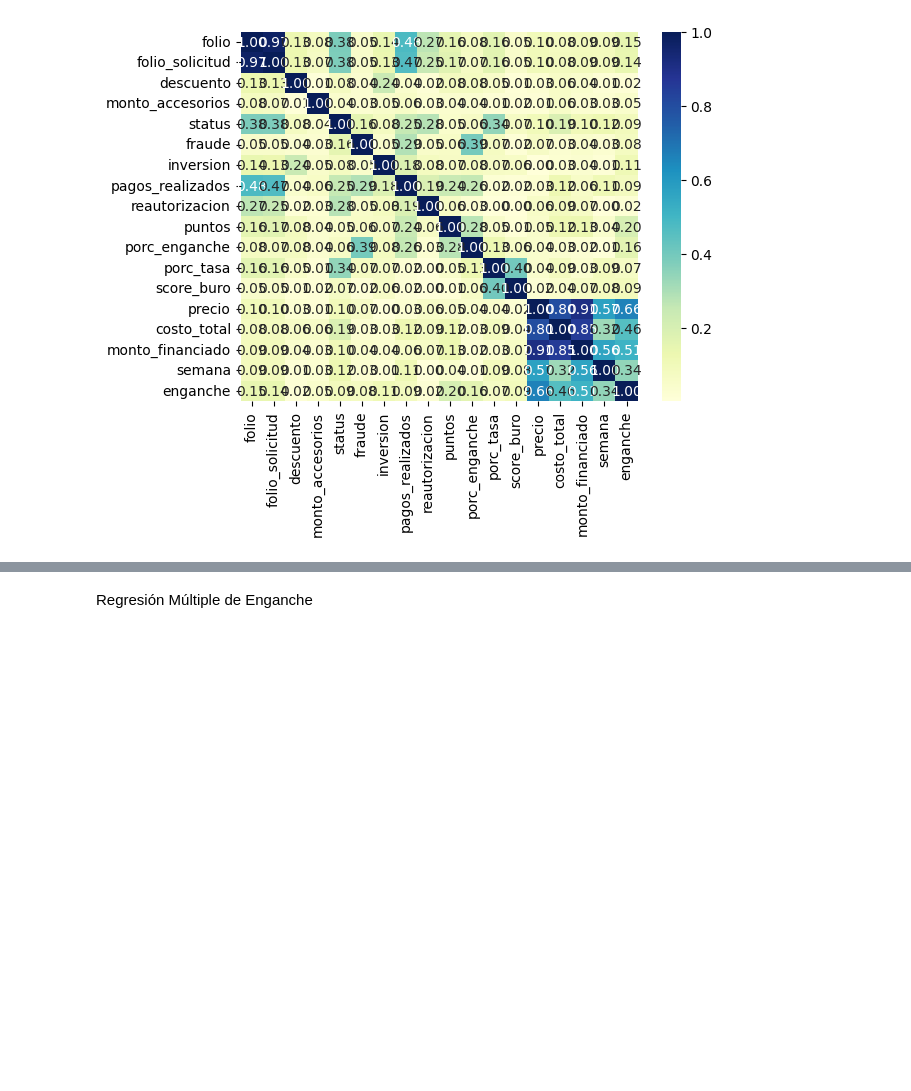
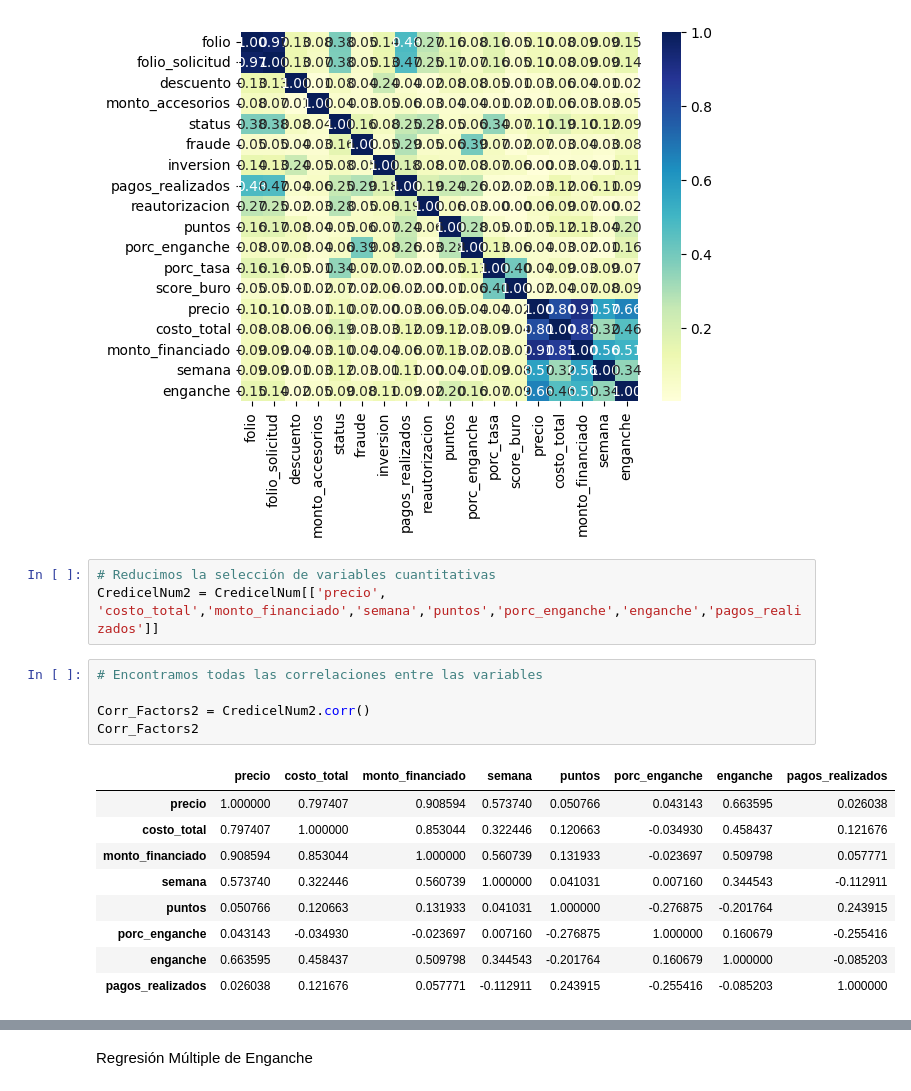
Before and after one commit to Angel353/Act_3_GPPT, a Jupyter notebook: Parte1_Angel.ipynb, the cells around one changed output, grey strips where cells are left out. Saved outputs shown, nothing was run; the diff lists cells and outputs as text; blank space fills up the shorter version.

```diff
--- a/Parte1_Angel.ipynb
+++ b/Parte1_Angel.ipynb
@@ -85,3 +85,21 @@ Heat_Map1
 # %% [output]
 <Axes: >
 [figure]
+# %%
+# Reducimos la selección de variables cuantitativas
+CredicelNum2 = CredicelNum[['precio', 'costo_total','monto_financiado','semana','puntos','porc_enganche','enganche','pagos_realizados']]
+# %%
+# Encontramos todas las correlaciones entre las variables
+
+Corr_Factors2 = CredicelNum2.corr()
+Corr_Factors2
+# %% [output]
+|  | precio | costo_total | monto_financiado | semana | puntos | porc_enganche | enganche | pagos_realizados |
+| precio | 1.000000 | 0.797407 | 0.908594 | 0.573740 | 0.050766 | 0.043143 | 0.663595 | 0.026038 |
+| costo_total | 0.797407 | 1.000000 | 0.853044 | 0.322446 | 0.120663 | -0.034930 | 0.458437 | 0.121676 |
+| monto_financiado | 0.908594 | 0.853044 | 1.000000 | 0.560739 | 0.131933 | -0.023697 | 0.509798 | 0.057771 |
+| semana | 0.573740 | 0.322446 | 0.560739 | 1.000000 | 0.041031 | 0.007160 | 0.344543 | -0.112911 |
+| puntos | 0.050766 | 0.120663 | 0.131933 | 0.041031 | 1.000000 | -0.276875 | -0.201764 | 0.243915 |
+| porc_enganche | 0.043143 | -0.034930 | -0.023697 | 0.007160 | -0.276875 | 1.000000 | 0.160679 | -0.255416 |
+| enganche | 0.663595 | 0.458437 | 0.509798 | 0.344543 | -0.201764 | 0.160679 | 1.000000 | -0.085203 |
+| pagos_realizados | 0.026038 | 0.121676 | 0.057771 | -0.112911 | 0.243915 | -0.255416 | -0.085203 | 1.000000 |
```
Also changed, not shown: parts of 5 cells of this notebook.
